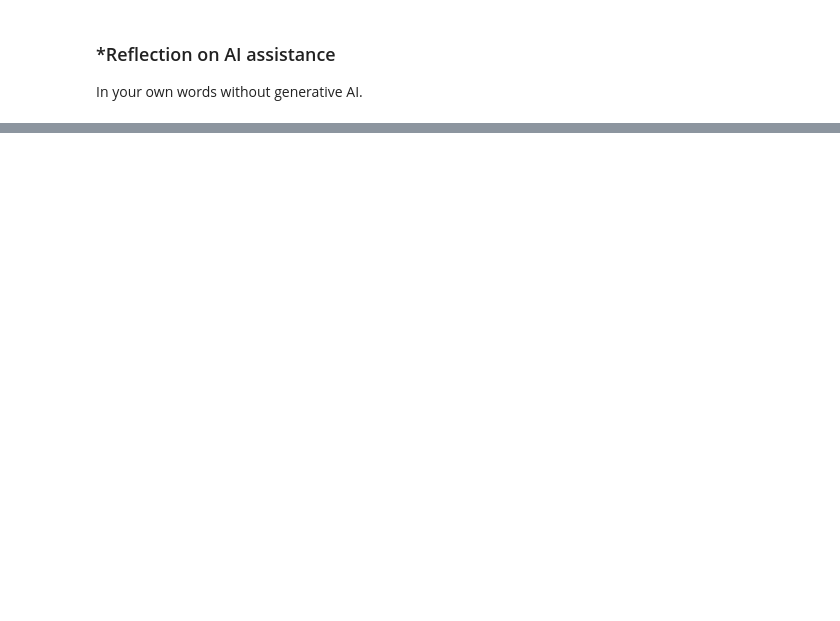
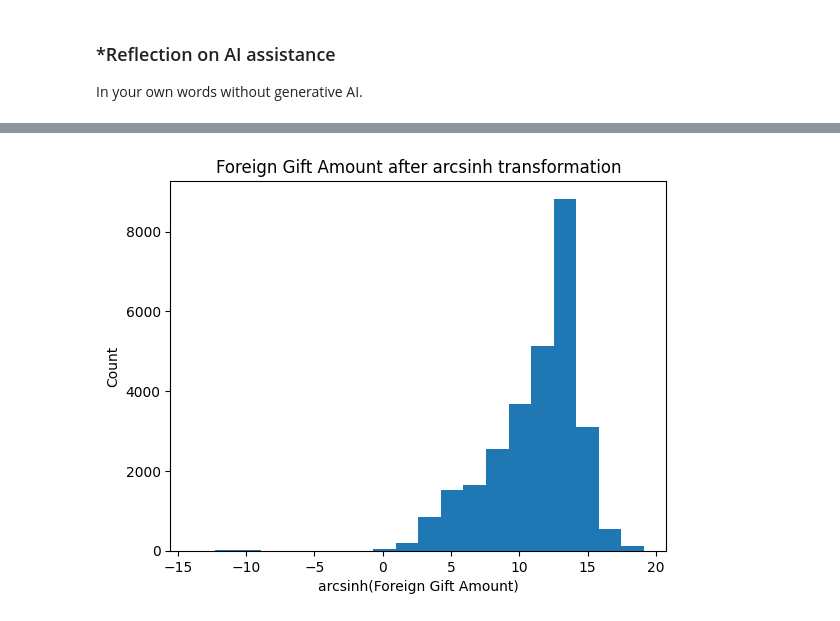
Before and after one commit to Makande340/A02-eda-and-visualization, a Jupyter notebook: notebook(4).ipynb, the cells around one changed output, grey strips where cells are left out. Cells and saved outputs as stored; diff of their text form; code cells hidden in the pictures; blank space fills up the shorter version.

```diff
--- a/notebook(4).ipynb
+++ b/notebook(4).ipynb
@@ -231,0 +666,88 @@ In your own words without generative AI.
+# %%
+import numpy as np
+import matplotlib.pyplot as plt
+import pandas as pd
+
+url = "./ForeignGifts_edu.csv"
+df = pd.read_csv(url)
+
+# Foreign gift amounts, by gift type and donor, made to institutions from various countries
+
+# Q2.2
+fig, ax = plt.subplots(figsize=(6, 3.5))
+df["Foreign Gift Amount"].hist(bins=20, grid=False, ax=ax)
+ax.set(title="Foreign Gift Amount", xlabel="Gift Amount", ylabel="Count")
+plt.tight_layout()
+plt.show()
+
+df["Foreign Gift Amount_arcsinh"] = np.arcsinh(df["Foreign Gift Amount"])
+df["Foreign Gift Amount_arcsinh"].hist(bins=20, grid=False)
+plt.title("Foreign Gift Amount after arcsinh transformation")
+plt.xlabel("arcsinh(Foreign Gift Amount)")
+plt.ylabel("Count")
+plt.show()
+
+summary = pd.DataFrame({
+    "mean": [df["Foreign Gift Amount"].mean()],
+    "median": [df["Foreign Gift Amount"].median()],
+    "mode": [df["Foreign Gift Amount"].mode().iloc[0]],
+    "std": [df["Foreign Gift Amount"].std()],
+    "min": [df["Foreign Gift Amount"].min()],
+    "Q1": [df["Foreign Gift Amount"].quantile(0.25)],
+    "Q3": [df["Foreign Gift Amount"].quantile(0.75)],
+    "max": [df["Foreign Gift Amount"].max()],
+})
+summary["IQR"] = summary["Q3"] - summary["Q1"]
+display(summary.round(2))
+
+# The mean (~$588K) is far above the median (~$94.6K), which is the signature of a
+# right-skewed, long-tailed distribution -- confirmed by the raw histogram showing a
+# spike near zero. The IQR (~$370K) is a more trustworthy spread measure here than the
+# std (~$3.22M), since std is inflated by extreme values up to $100M. The minimum
+# (-$537,700) is negative, which is unusual for a gift amount and worth flagging as a
+# possible data issue.
+
+# Q2.3
+gift_type_counts = df["Gift Type"].value_counts()
+gift_type_props = df["Gift Type"].value_counts(normalize=True)
+print(gift_type_counts)
+print(gift_type_props.round(4))
+# Contracts ~61.2%, Monetary Gifts ~38.8%, Real Estate ~0.04% (11 of 28,221 gifts)
+
+# Q2.4
+df["log_Foreign_Gift_Amount"] = np.log(df["Foreign Gift Amount"])
+# Note: log() is undefined for the negative/zero amounts identified above, so those
+# rows become NaN and are excluded from the KDE plots (24 rows dropped).
+
+fig, ax = plt.subplots(figsize=(6, 3.5))
+df["log_Foreign_Gift_Amount"].plot.density(ax=ax)
+ax.set(title="KDE of log(Foreign Gift Amount)", xlabel="log(Gift Amount)", ylabel="Density")
+plt.tight_layout()
+plt.show()
+
+fig, ax = plt.subplots(figsize=(6, 3.5))
+for gift_type, group in df.groupby("Gift Type"):
+    group["log_Foreign_Gift_Amount"].plot.density(ax=ax, label=gift_type)
+ax.set(title="KDE of log(Foreign Gift Amount) by Gift Type", xlabel="log(Gift Amount)", ylabel="Density")
+ax.legend()
+plt.tight_layout()
+plt.show()
+
+# Contract and Monetary Gift overlap substantially, with Monetary Gift's typical
+# amount shifted slightly lower than Contract's. Real Estate's curve sits clearly to
+# the right of both (a higher typical log-amount, i.e. larger real dollar values),
+# though with only 11 real estate gifts its density estimate is noisy/unreliable
+# compared to the other two categories, which have thousands of observations.
+
+# Q2.5
+top_count = df["Country of Giftor"].value_counts().head(15)
+print(top_count)
+
+top_amount_by_country = df.groupby("Country of Giftor")["Foreign Gift Amount"].sum().sort_values(ascending=False).head(15)
+print(top_amount_by_country)
+
+# Q2.6
+top_giftor_amount = df.groupby("Giftor Name")["Foreign Gift Amount"].sum().sort_values(ascending=False).head(5)
+print(top_giftor_amount)
+# Top 5 giftors by total dollar amount given
+# %% [output]
@@ -231,0 +755 @@ In your own words without generative AI.
+[figure, added]
```
Also changed, not shown: parts of 19 cells of this notebook.
